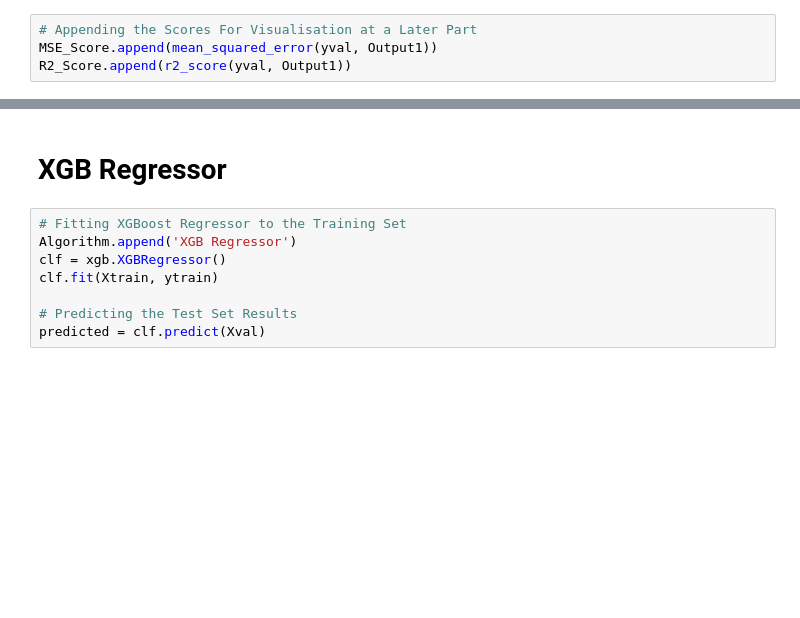
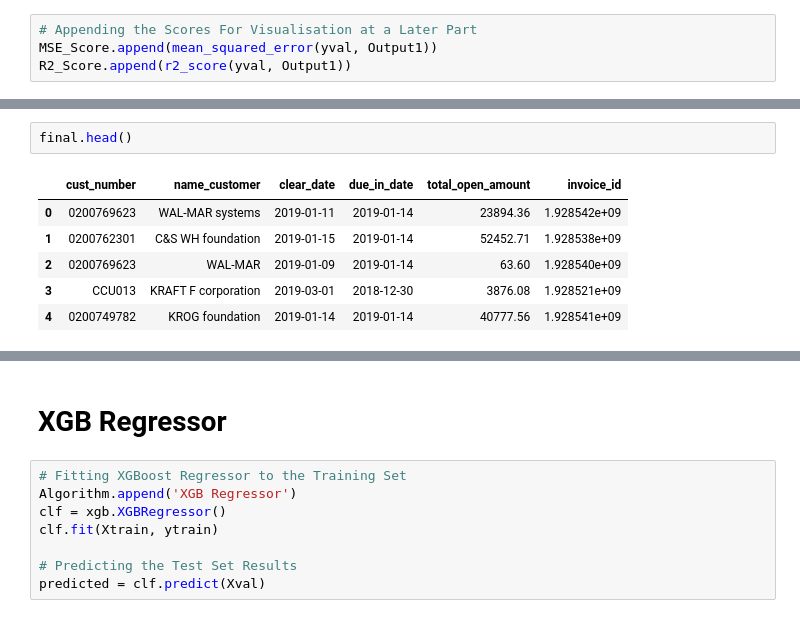
Before and after one commit to SatYu26/AI-Enabled-B2B-Fin-Tech-Management-Dashboard, a Jupyter notebook: H2HBABBA2486.ipynb, the cells around one changed output, grey strips where cells are left out. Drawn from its saved outputs; the diff is of its cells as text; blank space fills up the shorter version.

```diff
--- a/H2HBABBA2486.ipynb
+++ b/H2HBABBA2486.ipynb
@@ -549,0 +585,9 @@ R2_Score.append(r2_score(yval, Output1))
+# %%
+final.head()
+# %% [output]
+|  | cust_number | name_customer | clear_date | due_in_date | total_open_amount | invoice_id |
+| 0 | 0200769623 | WAL-MAR systems | 2019-01-11 | 2019-01-14 | 23894.36 | 1.928542e+09 |
+| 1 | 0200762301 | C&S WH foundation | 2019-01-15 | 2019-01-14 | 52452.71 | 1.928538e+09 |
+| 2 | 0200769623 | WAL-MAR | 2019-01-09 | 2019-01-14 | 63.60 | 1.928540e+09 |
+| 3 | CCU013 | KRAFT F corporation | 2019-03-01 | 2018-12-30 | 3876.08 | 1.928521e+09 |
+| 4 | 0200749782 | KROG foundation | 2019-01-14 | 2019-01-14 | 40777.56 | 1.928541e+09 |
```
Also changed, not shown: parts of 13 cells of this notebook, 1 other file.
